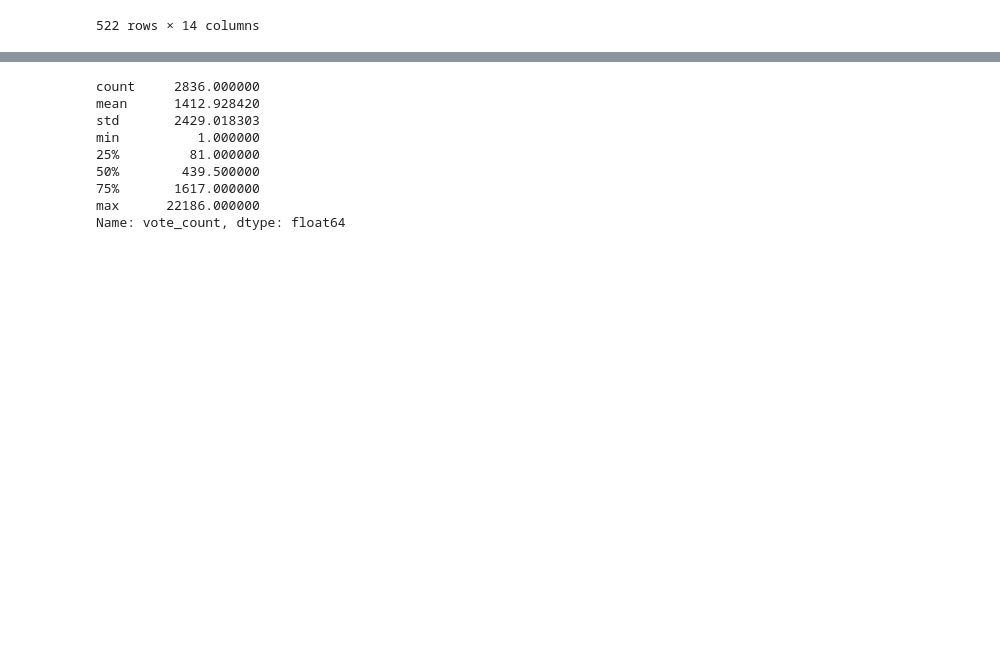
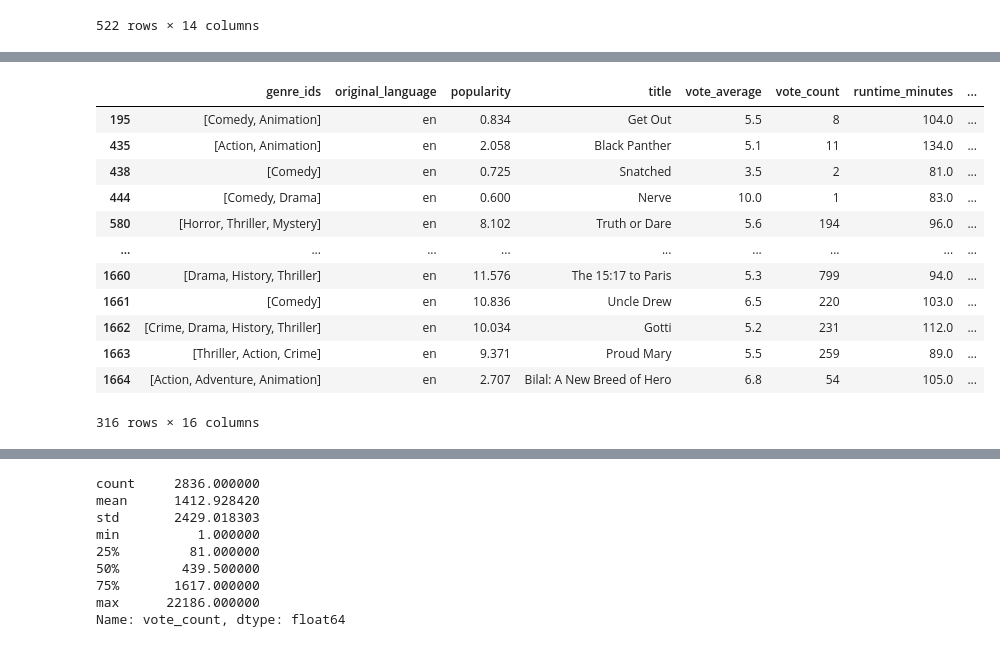
Before and after one commit to ElyLin/MovieAnalysisProject, a Jupyter notebook: Draft_2.ipynb, the cells around one changed output, grey strips where cells are left out. Cells and saved outputs as stored; diff of their text form; code cells hidden in the pictures; blank space fills up the shorter version.

```diff
--- a/Draft_2.ipynb
+++ b/Draft_2.ipynb
@@ -182,0 +207,17 @@ less_columns.groupby(['studio'], sort = True).mean()
+# %%
+new_df=less_columns.drop_duplicates(['title','release_date_y'])
+new_df
+# %% [output]
+|  | genre_ids | original_language | popularity | title | vote_average | vote_count | runtime_minutes | ... |
+| 195 | [Comedy, Animation] | en | 0.834 | Get Out | 5.5 | 8 | 104.0 | ... |
+| 435 | [Action, Animation] | en | 2.058 | Black Panther | 5.1 | 11 | 134.0 | ... |
+| 438 | [Comedy] | en | 0.725 | Snatched | 3.5 | 2 | 81.0 | ... |
+| 444 | [Comedy, Drama] | en | 0.600 | Nerve | 10.0 | 1 | 83.0 | ... |
+| 580 | [Horror, Thriller, Mystery] | en | 8.102 | Truth or Dare | 5.6 | 194 | 96.0 | ... |
+| ... | ... | ... | ... | ... | ... | ... | ... | ... |
+| 1660 | [Drama, History, Thriller] | en | 11.576 | The 15:17 to Paris | 5.3 | 799 | 94.0 | ... |
+| 1661 | [Comedy] | en | 10.836 | Uncle Drew | 6.5 | 220 | 103.0 | ... |
+| 1662 | [Crime, Drama, History, Thriller] | en | 10.034 | Gotti | 5.2 | 231 | 112.0 | ... |
+| 1663 | [Thriller, Action, Crime] | en | 9.371 | Proud Mary | 5.5 | 259 | 89.0 | ... |
+| 1664 | [Action, Adventure, Animation] | en | 2.707 | Bilal: A New Breed of Hero | 6.8 | 54 | 105.0 | ... |
+316 rows × 16 columns
```
Also changed, not shown: parts of 10 cells of this notebook.
